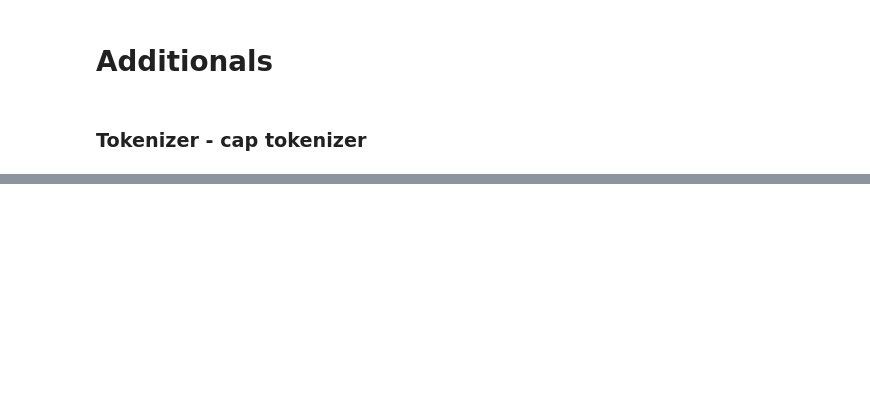
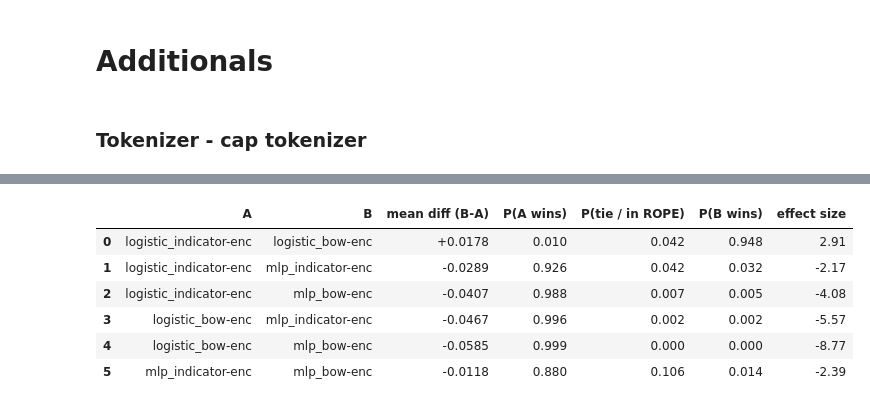
Before and after one commit to JaimieLauppe/NLP, a Jupyter notebook: nlp1-student-tutorial1-2026/part1/project.ipynb, the cells around one changed output, grey strips where cells are left out. Cells and saved outputs as stored; diff of their text form; code cells hidden in the pictures; blank space fills up the shorter version.

```diff
--- a/nlp1-student-tutorial1-2026/part1/project.ipynb
+++ b/nlp1-student-tutorial1-2026/part1/project.ipynb
@@ -479,0 +554,46 @@ cap_encoder = CapTokenizer(tokenizer)
+# %%
+from itertools import combinations
+import numpy as np
+import pandas as pd
+
+ROPE = 0.005
+
+def compare_all_pairs(classifiers, rope_size=ROPE, runs=1, plot=False):
+    rows = []
+    for name_a, name_b in combinations(classifiers.keys(), 2):
+        posterior = part1.analysis.BenavoliCorrelatedT(
+            get_all_measurements_for(classifiers, name_a).flatten(),
+            get_all_measurements_for(classifiers, name_b).flatten(),
+            runs=runs,
+            names=[name_a, name_b],
+        )
+        p_a, p_tie, p_b = posterior.probs(rope_size)
+        rows.append({
+            "A": name_a,
+            "B": name_b,
+            "mean diff (B-A)": posterior.mean_diff,
+            "P(A wins)": p_a,
+            "P(tie / in ROPE)": p_tie,
+            "P(B wins)": p_b,
+            "effect size": posterior.effect_size,
+        })
+        if plot:
+            posterior.plot(rope_size)
+    return pd.DataFrame(rows)
+
+results_df = compare_all_pairs(my_classifiers, rope_size=ROPE, runs=len(my_seeds))
+results_df.style.format({
+    "mean diff (B-A)": "{:+.4f}",
+    "P(A wins)": "{:.3f}",
+    "P(tie / in ROPE)": "{:.3f}",
+    "P(B wins)": "{:.3f}",
+    "effect size": "{:.2f}",
+})
+# %% [output]
+|  | A | B | mean diff (B-A) | P(A wins) | P(tie / in ROPE) | P(B wins) | effect size |
+| 0 | logistic_indicator-enc | logistic_bow-enc | +0.0178 | 0.010 | 0.042 | 0.948 | 2.91 |
+| 1 | logistic_indicator-enc | mlp_indicator-enc | -0.0289 | 0.926 | 0.042 | 0.032 | -2.17 |
+| 2 | logistic_indicator-enc | mlp_bow-enc | -0.0407 | 0.988 | 0.007 | 0.005 | -4.08 |
+| 3 | logistic_bow-enc | mlp_indicator-enc | -0.0467 | 0.996 | 0.002 | 0.002 | -5.57 |
+| 4 | logistic_bow-enc | mlp_bow-enc | -0.0585 | 0.999 | 0.000 | 0.000 | -8.77 |
+| 5 | mlp_indicator-enc | mlp_bow-enc | -0.0118 | 0.880 | 0.106 | 0.014 | -2.39 |
```
Also changed, not shown: parts of 14 cells of this notebook, 1 other file.
